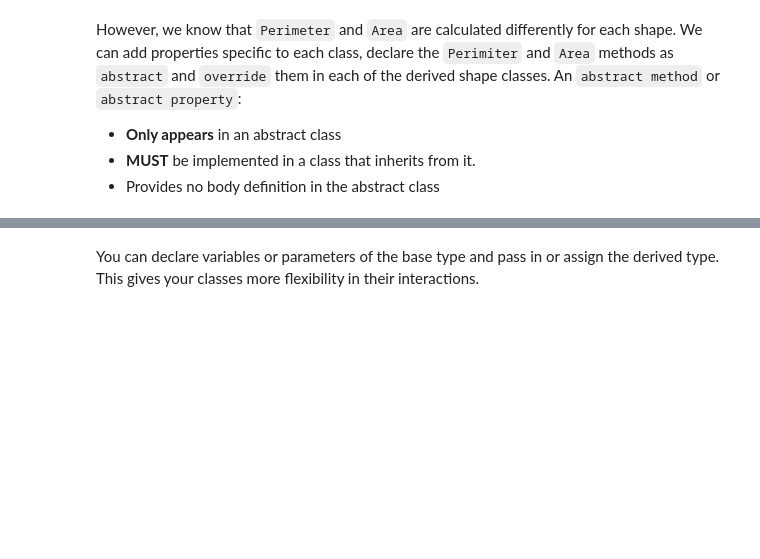
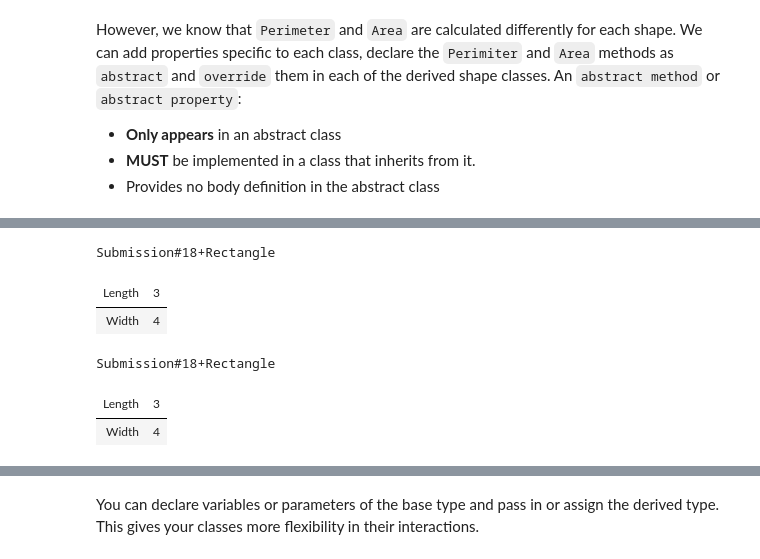
Before and after one commit to ocakbora/csharp_with_csharpfritz, a Jupyter notebook: notebooks/0108-InterfacesErrorHandling.ipynb, the cells around one changed output, grey strips where cells are left out. Drawn from its saved outputs; the diff is of its cells as text; code cells hidden in the pictures; blank space fills up the shorter version.

```diff
--- a/notebooks/0108-InterfacesErrorHandling.ipynb
+++ b/notebooks/0108-InterfacesErrorHandling.ipynb
@@ -93,0 +118,14 @@ display(rect.Perimeter());
+# %%
+// "as" operator
+display(dörtgen3);
+display(dörtgen3 as Rectangle); // Rectangle. dörtgen3 can be casted to Rectangle
+
+// as operator returns null if the cast is not possible
+// we can use the null conditional operator to avoid null reference exceptions
+# %% [output]
+Submission#18+Rectangle
+| Length | 3 |
+| Width | 4 |
+Submission#18+Rectangle
+| Length | 3 |
+| Width | 4 |
```
Also changed, not shown: parts of 26 cells of this notebook, 4 other files.
